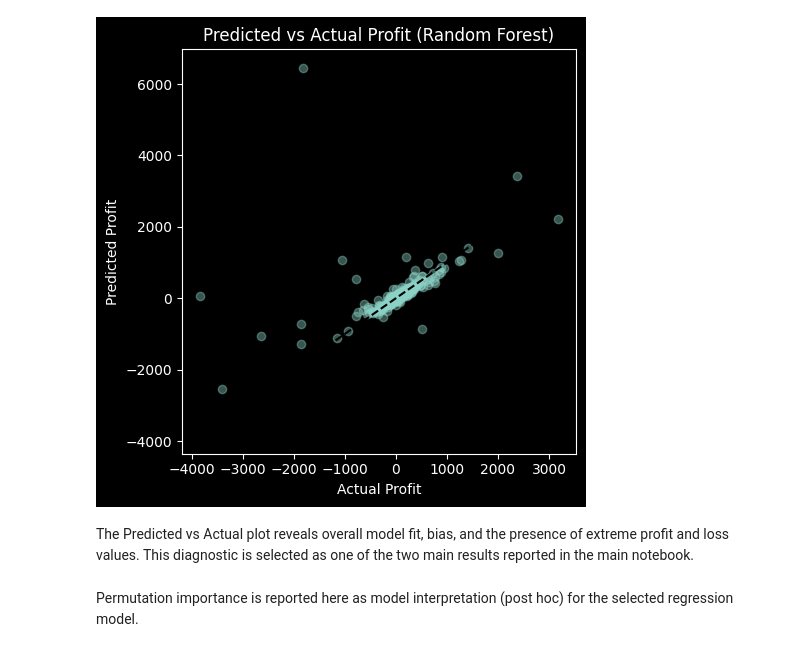
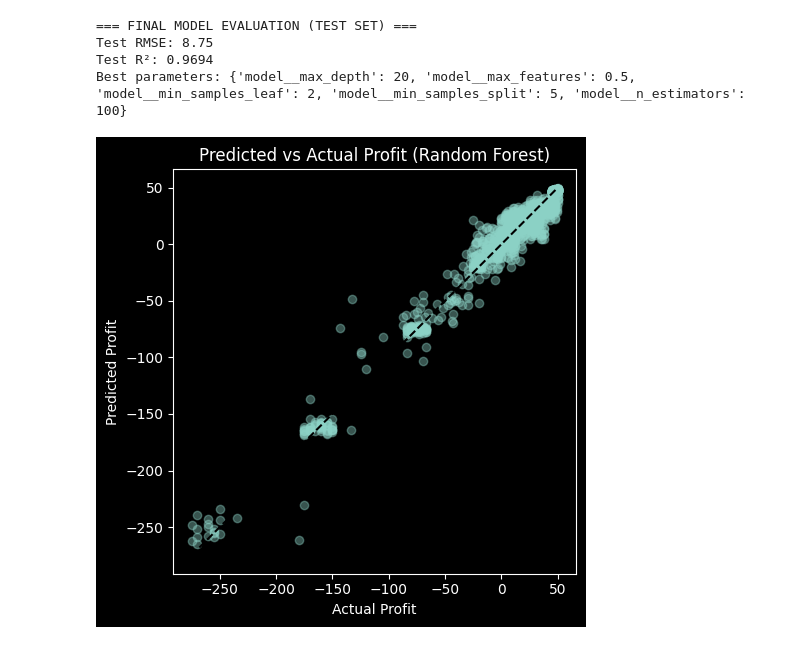
Before and after one commit to qilrkf/DataAnalysisAssignments, a Jupyter notebook: FP-7/machine.ipynb, the cells around one changed output. Cells and saved outputs as stored; diff of their text form; code cells hidden in the pictures.

```diff
--- a/FP-7/machine.ipynb
+++ b/FP-7/machine.ipynb
@@ -250,13 +380,0 @@ Best Lasso alpha: 0.127427, Best CV RMSE: 196.19
-# %%
-final_model = RandomForestRegressor(
-    n_estimators=300,
-    random_state=RANDOM_STATE,
-    n_jobs=-1
-)
-
-final_pipe = Pipeline([
-    ("preprocess", preprocess),
-    ("model", final_model)
-])
-
-final_pipe.fit(X_train, y_train)
@@ -292,19 +448,17 @@ and that fair comparison between algorithms requires appropriate tuning.
 # %%
-cv = KFold(
-    n_splits=5,
-    shuffle=True,
-    random_state=RANDOM_STATE
-)
-
 rf_pipeline = Pipeline([
     ("preprocess", preprocess),
     ("model", RandomForestRegressor(random_state=RANDOM_STATE))
 ])
 
 rf_param_grid = {
-    "model__n_estimators": [100, 300],
-    "model__max_depth": [None, 10, 20]
+    "model__n_estimators": [100, 200],
+    "model__max_depth": [5, 10, 15, 20],
+    "model__min_samples_split": [5, 10, 20],
+    "model__min_samples_leaf": [2, 4, 8],
+    "model__max_features": ['sqrt', 'log2', 0.5]
 }
+
 
 rf_grid = GridSearchCV(
     rf_pipeline,
@@ -314,8 +468,13 @@ rf_grid = GridSearchCV(
     n_jobs=-1
 )
 
-rf_grid.fit(X, y)
+rf_grid.fit(X_train, y_train)
 
+final_pipe = rf_grid.best_estimator_
+feature_names = final_pipe.named_steps['preprocess'].get_feature_names_out()
+
+print(f"Total signs after processing: {len(feature_names)}")
+print("Top 10:", feature_names[:10])
 print("Best RF parameters:", rf_grid.best_params_)
 print("Best CV RMSE:", -rf_grid.best_score_)
 # %% [output]
@@ -422,26 +549,33 @@ does not necessarily imply greater stability when comparing machine learning mod
 # %%
+y_pred_test = final_pipe.predict(X_test)
+rmse_test = np.sqrt(mean_squared_error(y_test, y_pred_test))
+r2_test = r2_score(y_test, y_pred_test)
+
+print(f"\n=== FINAL MODEL EVALUATION (TEST SET) ===")
+print(f"Test RMSE: {rmse_test:.2f}")
+print(f"Test R²: {r2_test:.4f}")
+print(f"Best parameters: {rf_grid.best_params_}")
+
 def pred_vs_actual_profit():
     pred = final_pipe.predict(X_test)
 
     plt.figure(figsize=(5,5))
     plt.scatter(y_test, pred, alpha=0.4)
     plt.plot(
         [y_test.min(), y_test.max()],
         [y_test.min(), y_test.max()],
         'k--'
     )
     plt.xlabel("Actual Profit")
     plt.ylabel("Predicted Profit")
     plt.title("Predicted vs Actual Profit (Random Forest)")
     plt.tight_layout()
     plt.show()
 
 pred_vs_actual_profit()
 # %% [output]
+=== FINAL MODEL EVALUATION (TEST SET) ===
+Test RMSE: 8.75
+Test R²: 0.9694
+Best parameters: {'model__max_depth': 20, 'model__max_features': 0.5, 'model__min_samples_leaf': 2, 'model__min_samples_split': 5, 'model__n_estimators': 100}
-[figure, old version]
+[figure, new version]
-# %% [markdown]
-The Predicted vs Actual plot reveals overall model fit, bias, and the
-presence of extreme profit and loss values. This diagnostic is selected as
-one of the two main results reported in the main notebook.
-# %% [markdown]
-Permutation importance is reported here as model interpretation (post hoc) for the selected regression model.
```
Also changed, not shown: parts of 27 cells of this notebook.
